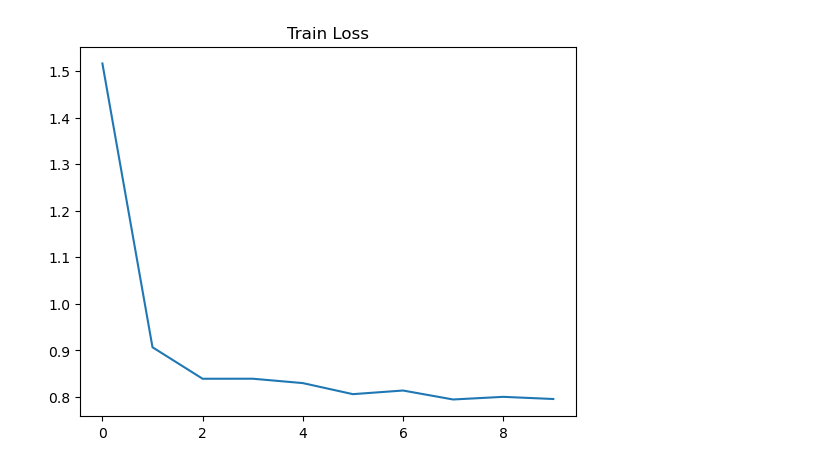
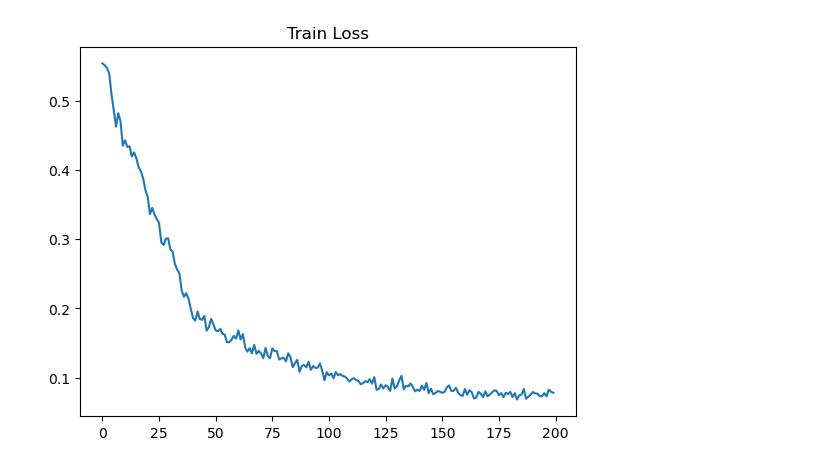
Before and after one commit to sudharsan-007/JetRat, a Jupyter notebook: train_dev_code/train1_gpu.ipynb, the cells around one changed output. Cells and saved outputs as stored; diff of their text form; code cells hidden in the pictures.

Commit message:
Modified the code
Modified the preprocessing function to get good training performance. Get the model trained for 200 epochs.

```diff
--- a/train_dev_code/train1_gpu.ipynb
+++ b/train_dev_code/train1_gpu.ipynb
@@ -85,10 +73,11 @@ def img_preprocess(img):
 # %%
 
 class DrivingImageDataset(Dataset):
-    def __init__(self, image_paths, steering_ang, transform=None):
+    def __init__(self, image_paths, steering_ang, throttles, transform=None):
         self.img_paths = image_paths
         self.steering_angs = steering_ang
         self.transform = transform
+        self.throttles = throttles
 
     def __len__(self):
         return len(self.img_paths)
@@ -99,19 +88,22 @@ class DrivingImageDataset(Dataset):
         img = img_preprocess(img)
         img = img.astype(np.uint8)
         steering = self.steering_angs[index]
+        throttle = self.throttles[index]
 
         if self.transform is not None:
             img = self.transform(img)
             # img = img.to(dtype=torch.long)
             steering = torch.tensor(steering)
             steering = torch.tensor([steering.to(dtype=torch.float32)])
+            throttle = torch.tensor(throttle)
+            throttle = torch.tensor([throttle.to(dtype=torch.float32)])
 
         # print('steering: ',steering.shape)
-        return img, steering
+        return img, steering, throttle
 # %%
 
 class nvidia_model(nn.Module):
-    in_planes = [3, 24, 36, 48, 64, 64, 1152, 100, 50, 10, 1]
+    in_planes = [3, 24, 36, 48, 64, 64, 1152, 100, 50, 10, 2]
     kernel_size = [5, 5, 5, 3, 3]
     dropout_p = [0.45, 0.4, 0.4]
     def __init__(self):
@@ -376,14 +438,29 @@ def gen_Dataset(Dir, batch):
+# %%
+def init_params(net):
+    '''Init layer parameters.'''
+    for m in net.modules():
+        if isinstance(m, nn.Conv2d):
+            init.kaiming_normal_(m.weight, mode='fan_out')
+            # if m.bias:
+            #     init.constant_(m.bias, 0)
+        elif isinstance(m, nn.BatchNorm2d):
+            init.constant_(m.weight, 1)
+            init.constant_(m.bias, 0)
+        elif isinstance(m, nn.Linear):
+            init.normal_(m.weight, std=1e-3)
+            # if m.bias:
+            #     init.constant_(m.bias, 0)
 # %%
 
 if __name__ == "__main__":
-    datadir = '../2'
+    datadir = '3'
     verboseFlag = False
-    batch = 200
-    epochs = 10
+    batch = 100
+    epochs = 200
     worker_nums = 0
     best_loss = 1000
     print('==> Preparing Data')
-    trainset, testset = gen_Dataset(datadir, batch)
+    trainset, testset = gen_Dataset(datadir)
 
     trainloader = torch.utils.data.DataLoader(
         trainset, batch_size = batch, shuffle=True, num_workers=worker_nums
@@ -400,6 +477,7 @@ if __name__ == "__main__":
     print('Start training using', device)
 
     net = nvidia_model()
+    init_params(net)
     # net = net.double()
     # summary(net)
     net = net.to(device)
@@ -410,11 +488,11 @@ if __name__ == "__main__":
     optimizer = optim.Adam(net.parameters(), lr=1e-3, weight_decay=5e-4)
     scheduler = torch.optim.lr_scheduler.CosineAnnealingLR(optimizer, T_max=200)
 
-    loss_list = []
+    perf_list = []
     for epoch in range(0, epochs):
         trainPerf = train(epoch)
         test(epoch)
         scheduler.step()
-        loss_list.append(trainPerf[0])
+        perf_list.append(trainPerf)
 # %% [output]
 ==> Preparing Data
@@ -438,6 +523,12 @@ Epoch: 9
 # %%
+loss_list = []
+
+for perf in perf_list:
+    loss_list.append(perf[0])
+
+
 plt.plot(loss_list)
 plt.title('Train Loss')
 plt.show()
 # %% [output]
-[figure, old version]
+[figure, new version]
```
Also changed, not shown: parts of 17 cells of this notebook, 4 other files.
